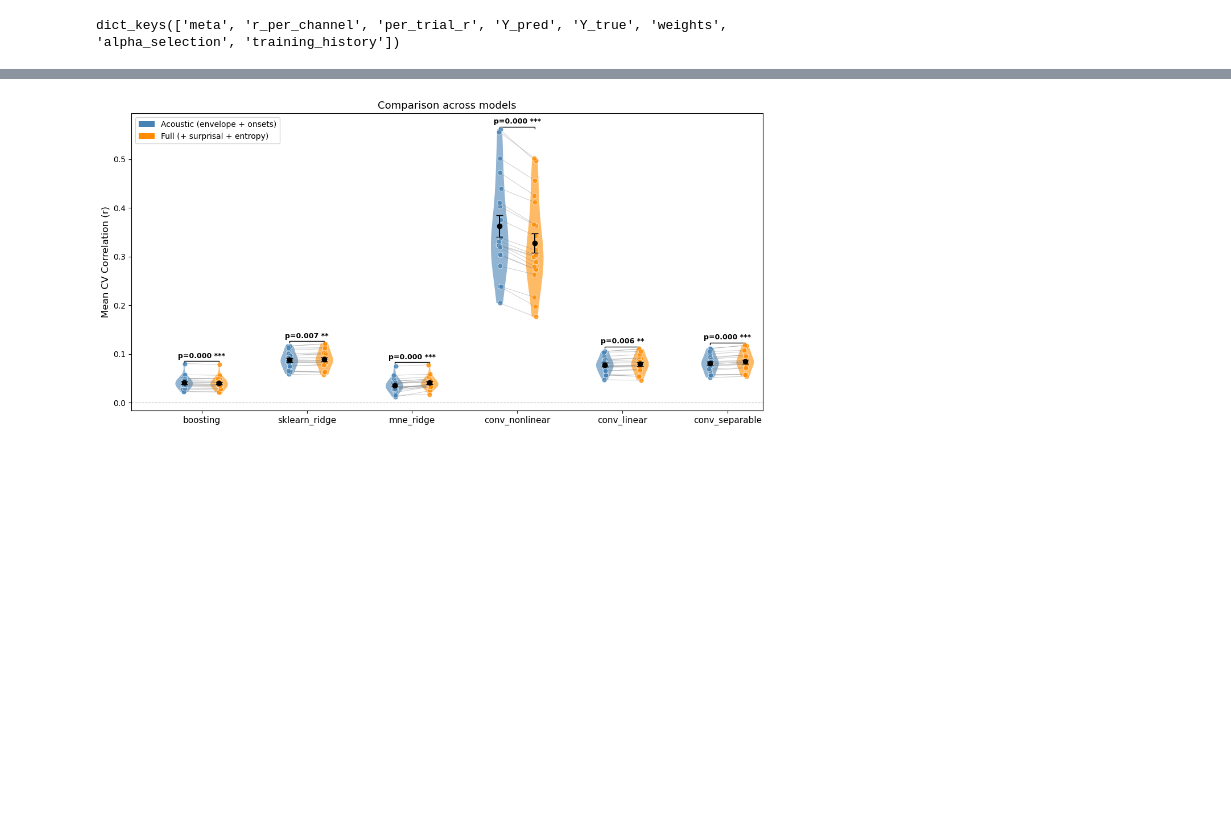
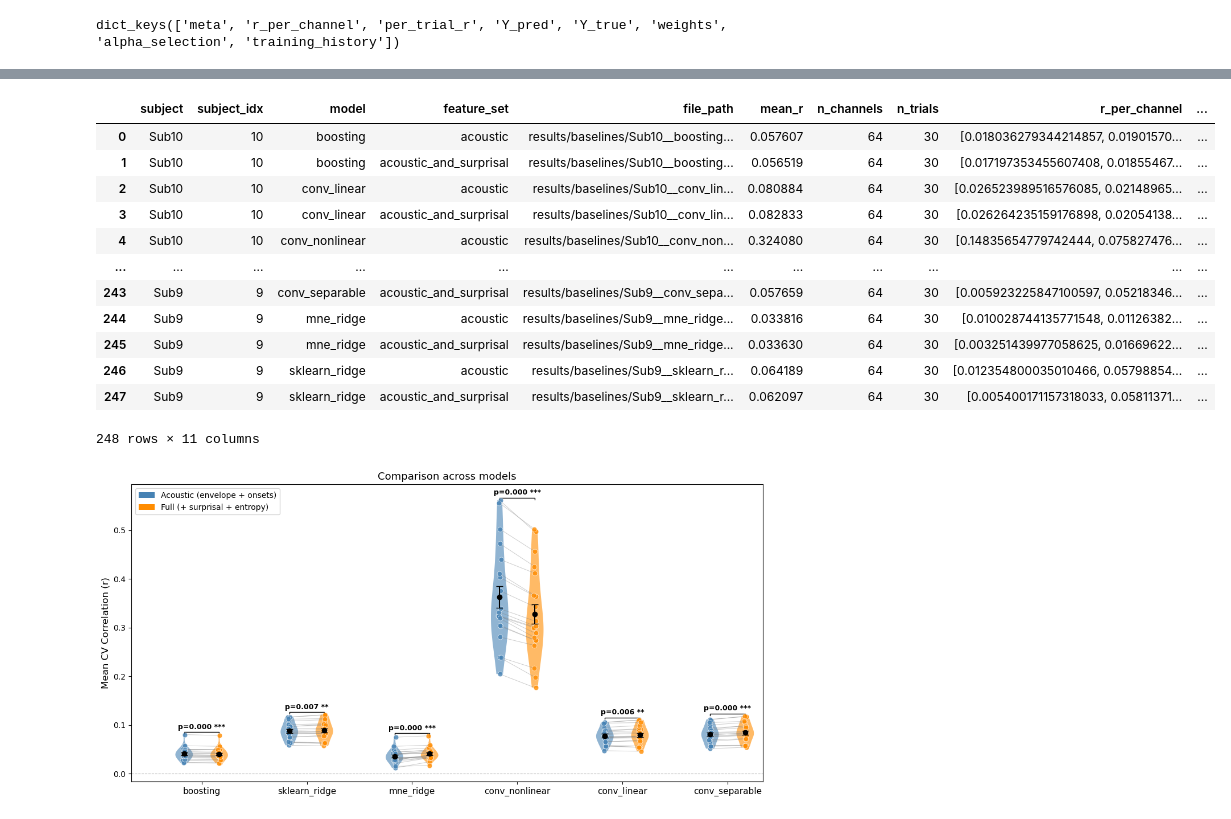
Before and after one commit to pereiraa10/SigMA-IDyOMpy, a Jupyter notebook: TRF/experiments/run_models.ipynb, the cells around one changed output, grey strips where cells are left out. Drawn from its saved outputs; the diff is of its cells as text; code cells hidden in the pictures; blank space fills up the shorter version.

Commit message:
adding functions for creating a combined dataframe of the results

```diff
--- a/TRF/experiments/run_models.ipynb
+++ b/TRF/experiments/run_models.ipynb
@@ -649,0 +737,18 @@ def plot_model_results(model, n_subjects=None, pickle_folder=None):
+# %%
+combined_df = combine_model_results()
+# %%
+combined_df
+# %% [output]
+|  | subject | subject_idx | model | feature_set | file_path | mean_r | n_channels | n_trials | r_per_channel | ... |
+| 0 | Sub10 | 10 | boosting | acoustic | results/baselines/Sub10__boosting... | 0.057607 | 64 | 30 | [0.018036279344214857, 0.01901570... | ... |
+| 1 | Sub10 | 10 | boosting | acoustic_and_surprisal | results/baselines/Sub10__boosting... | 0.056519 | 64 | 30 | [0.017197353455607408, 0.01855467... | ... |
+| 2 | Sub10 | 10 | conv_linear | acoustic | results/baselines/Sub10__conv_lin... | 0.080884 | 64 | 30 | [0.026523989516576085, 0.02148965... | ... |
+| 3 | Sub10 | 10 | conv_linear | acoustic_and_surprisal | results/baselines/Sub10__conv_lin... | 0.082833 | 64 | 30 | [0.026264235159176898, 0.02054138... | ... |
+| 4 | Sub10 | 10 | conv_nonlinear | acoustic | results/baselines/Sub10__conv_non... | 0.324080 | 64 | 30 | [0.14835654779742444, 0.075827476... | ... |
+| ... | ... | ... | ... | ... | ... | ... | ... | ... | ... | ... |
+| 243 | Sub9 | 9 | conv_separable | acoustic_and_surprisal | results/baselines/Sub9__conv_sepa... | 0.057659 | 64 | 30 | [0.005923225847100597, 0.05218346... | ... |
+| 244 | Sub9 | 9 | mne_ridge | acoustic | results/baselines/Sub9__mne_ridge... | 0.033816 | 64 | 30 | [0.010028744135771548, 0.01126382... | ... |
+| 245 | Sub9 | 9 | mne_ridge | acoustic_and_surprisal | results/baselines/Sub9__mne_ridge... | 0.033630 | 64 | 30 | [0.003251439977058625, 0.01669622... | ... |
+| 246 | Sub9 | 9 | sklearn_ridge | acoustic | results/baselines/Sub9__sklearn_r... | 0.064189 | 64 | 30 | [0.012354800035010466, 0.05798854... | ... |
+| 247 | Sub9 | 9 | sklearn_ridge | acoustic_and_surprisal | results/baselines/Sub9__sklearn_r... | 0.062097 | 64 | 30 | [0.005400171157318033, 0.05811371... | ... |
+248 rows × 11 columns
```
Also changed, not shown: parts of 3 cells of this notebook.
